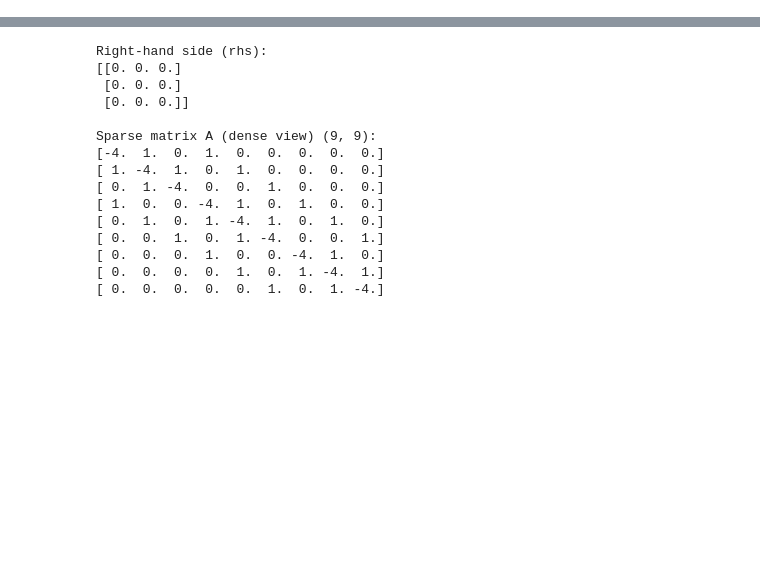
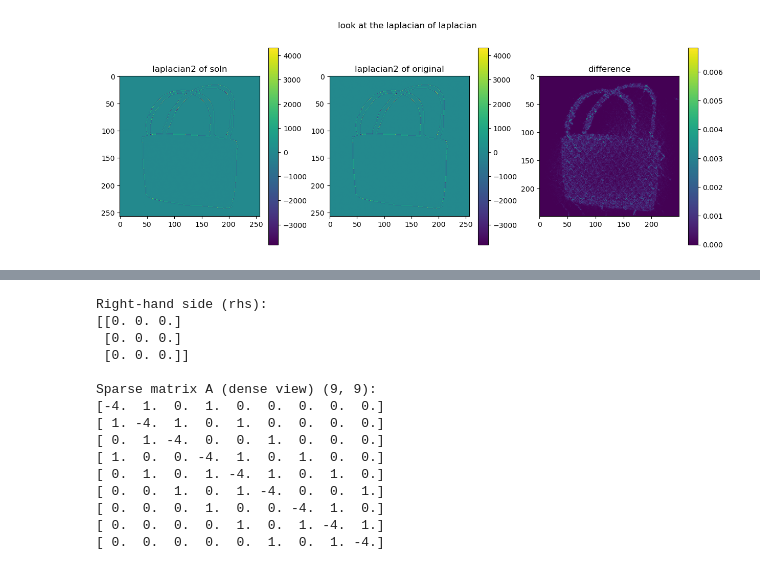
Before and after one commit to kerwin145/UGrid, a Jupyter notebook: playground.ipynb, the cells around one changed output, grey strips where cells are left out. Cells and saved outputs as stored; diff of their text form; code cells hidden in the pictures; blank space fills up the shorter version.

```diff
--- a/playground.ipynb
+++ b/playground.ipynb
@@ -57,0 +71,12 @@ plt_subplot({
+# %%
+lap2_of_solution = get_laplacian_map(get_laplacian_map(solution))
+diff = np.abs(lap2_map - lap2_of_solution)
+diff = diff * (1-bc_mask)
+diff_sliced = diff[2:252, 2:252]
+plt_subplot({
+    "laplacian2 of soln":lap2_of_solution,
+    "laplacian2 of original":lap2_map,
+    "difference":diff_sliced
+}, suptitle="look at the laplacian of laplacian", unit_size=5)
+# %% [output]
+[figure, added]
```
Also changed, not shown: parts of 8 cells of this notebook, 9 other files.
